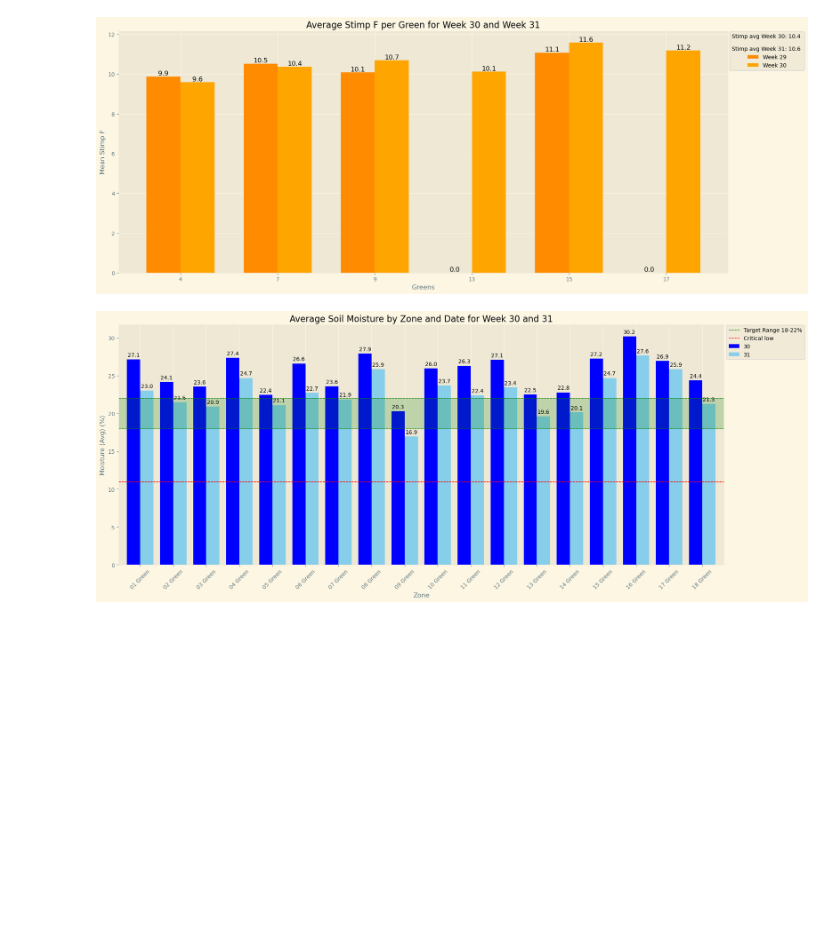
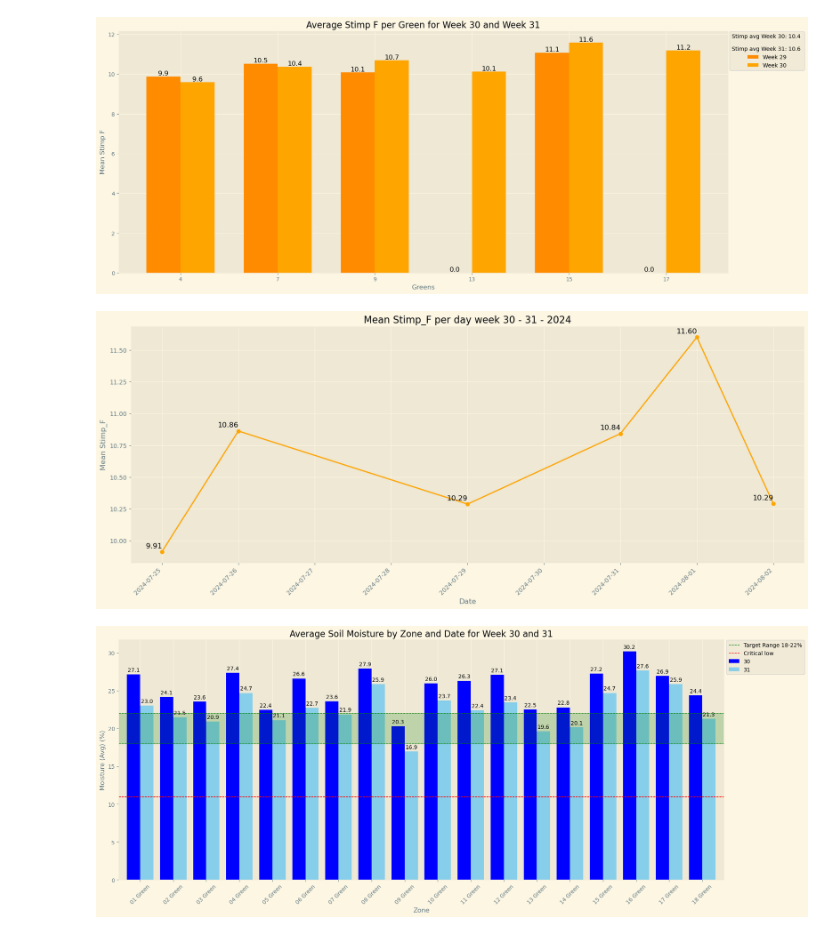
Before and after one commit to ABM-Analytics/Uge-rapport, a Jupyter notebook: ugerapport.ipynb, the cells around one changed output. Cells and saved outputs as stored; diff of their text form; code cells hidden in the pictures; blank space fills up the shorter version.

```diff
--- a/ugerapport.ipynb
+++ b/ugerapport.ipynb
@@ -22,7 +22,7 @@ dfklip = pd.read_csv('uge31klippelog.csv')
 
 dfpogo = pd.read_csv('uge31pogo.csv')
 
-dfstimp = pd.read_csv('uge31stimp.csv')
+dfstimp = pd.read_csv('overseed_topdress_stimp.csv')
 
 print("Clipdata:")
 print (dfklip.describe())
@@ -521,6 +521,36 @@ Week  Hul      30         31
 Stimp_avg_29 10.3875
 Stimp_avg_30 10.619444444444445
 [figure]
+# %%
+weeks = [30, 31]
+filtered_df = dfstimp[(dfstimp['Week'].isin(weeks)) & (dfstimp['Year'] == 2024)]
+
+# Group the data by 'Dato' and calculate the mean of 'Stimp F'
+mean_stimp_f = filtered_df.groupby('Dato')['Stimp_F'].mean()
+
+
+
+# Plot the line graph for mean stimp f per day
+plt.figure(figsize=(20, 8))
+mean_stimp_f.plot(kind='line', marker='o', color='orange')
+plt.title('Mean Stimp_F per day week 30 - 31 - 2024')
+plt.xlabel('Date')
+plt.ylabel('Mean Stimp_F')
+plt.xticks(rotation=45)
+plt.grid(True)
+
+# Format the x-axis to display full dates
+ax = plt.gca()
+ax.xaxis.set_major_formatter(mdates.DateFormatter('%Y-%m-%d'))
+ax.xaxis.set_major_locator(mdates.DayLocator())
+
+# Annotate each data point with its value
+for x, y in zip(mean_stimp_f.index, mean_stimp_f.values):
+    plt.text(x, y + 0.02, f'{y:.2f}', ha='right', va='bottom', fontsize=12)
+
+plt.show()
+# %% [output]
+[figure, added]
 # %%
 
 # Filter data for weeks 29 and 30 in 2024
```
Also changed, not shown: parts of 3 cells of this notebook.
